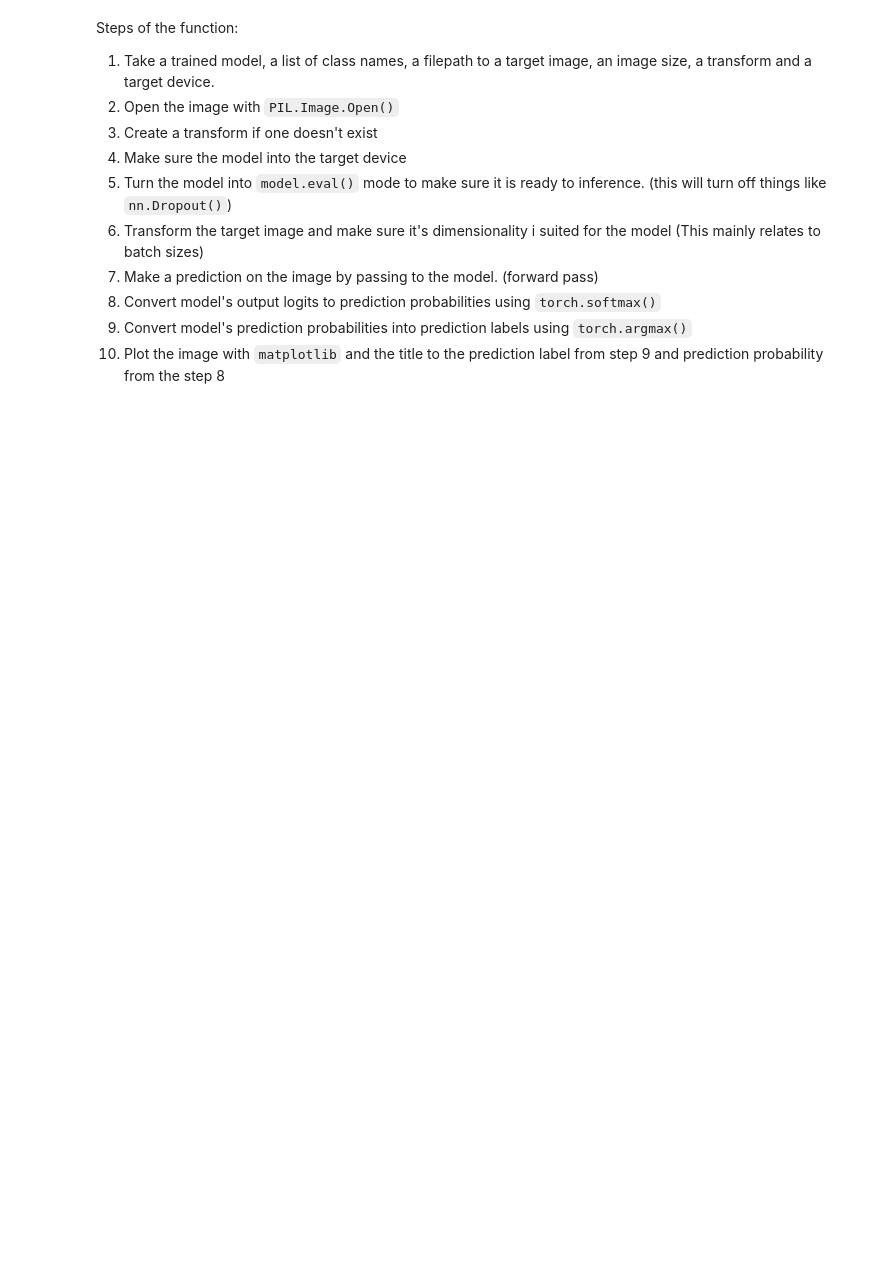
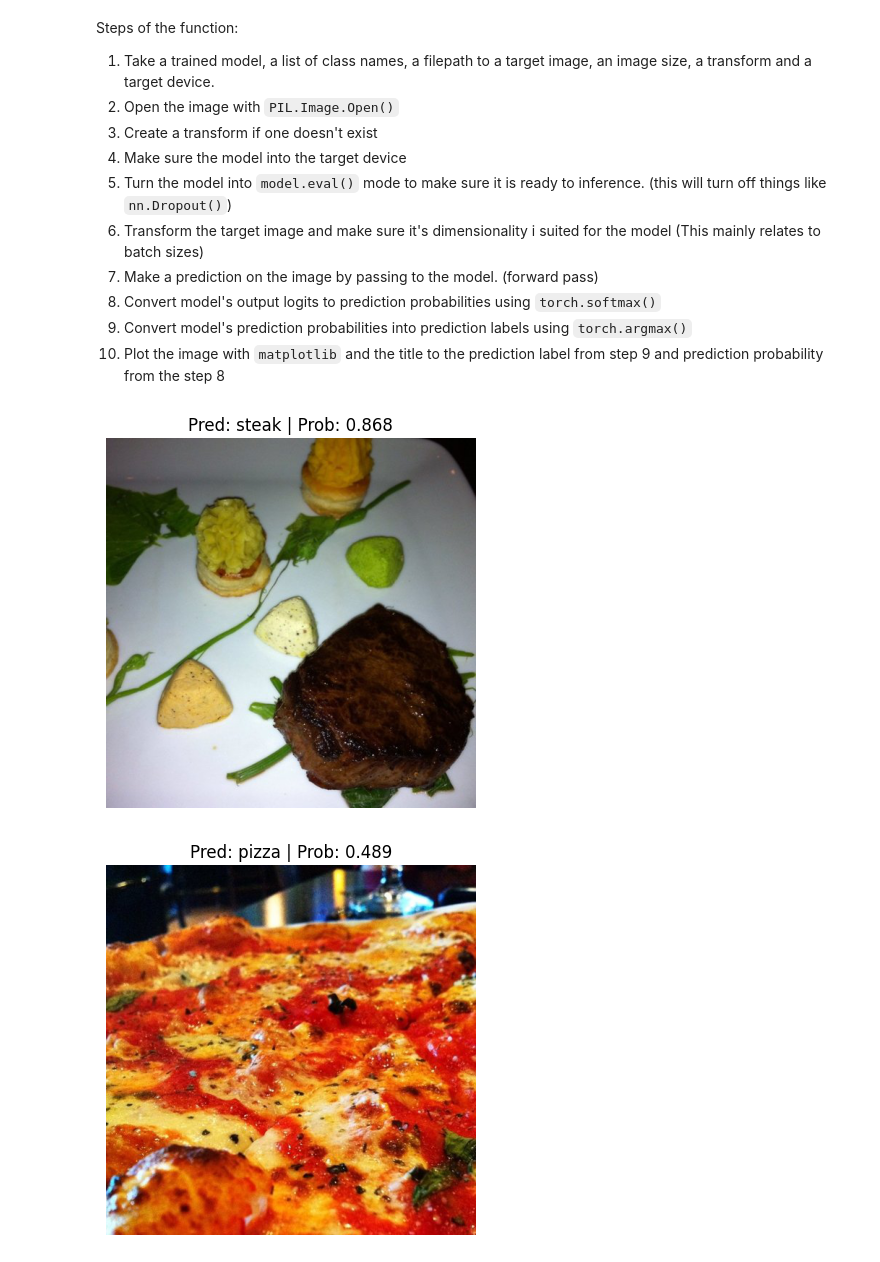
Before and after one commit to Niloy009/learning_pytorch, a Jupyter notebook: 06_pytorch_transfer_learning.ipynb, the cells around one changed output. Saved outputs shown, nothing was run; the diff lists cells and outputs as text; code cells hidden in the pictures; blank space fills up the shorter version.

```diff
--- a/06_pytorch_transfer_learning.ipynb
+++ b/06_pytorch_transfer_learning.ipynb
@@ -375,7 +375,7 @@ def pred_and_plot_image(model: torch.nn.Module,
                         image_path: str,
                         class_names: List[str],
                         image_size: Tuple[int, int] = (224,224),
-                        transforms: torchvision.transforms = None,
+                        transform: torchvision.transforms = None,
                         device: torch.device = device ):
     """Prediction on target image and plot the image
 
@@ -393,8 +393,8 @@ def pred_and_plot_image(model: torch.nn.Module,
     img = Image.open(fp=image_path)
 
     # 3. Create transform if doesn't exist
-    if transforms is not None:
-        img_transform = transforms
+    if transform is not None:
+        img_transform = transform
     else:
         img_transform = transforms.Compose([
                                             transforms.Resize(size=(224,224)),
@@ -427,3 +427,21 @@ def pred_and_plot_image(model: torch.nn.Module,
     plt.imshow(img)
     plt.title(f"Pred: {class_names[target_img_label]} | Prob: {target_img_prob.max():.3f}")
     plt.axis(False);
+# %%
+# Get a random list of image paths from the test set
+
+import random
+
+num_img_to_plot = 3
+test_img_path_list = list(Path(test_dir).glob("*/*.jpg"))
+test_img_path_sample = random.sample(population=test_img_path_list, k=num_img_to_plot)
+
+# Make prediction on and plot the images
+for img_path in test_img_path_sample:
+    pred_and_plot_image(model=model,
+                        image_path=img_path,
+                        class_names=class_names,
+                        image_size=(224,224))
+# %% [output]
+[figure, added]
+[figure, added]
```
Also changed, not shown: parts of 4 cells of this notebook, 3 other files.
